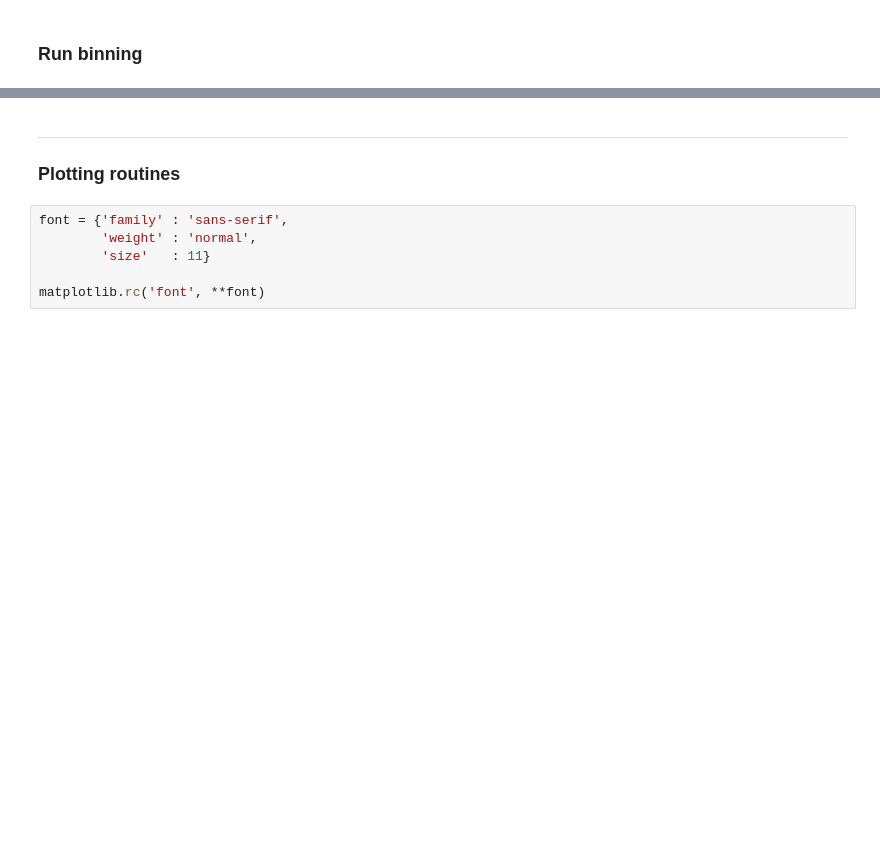
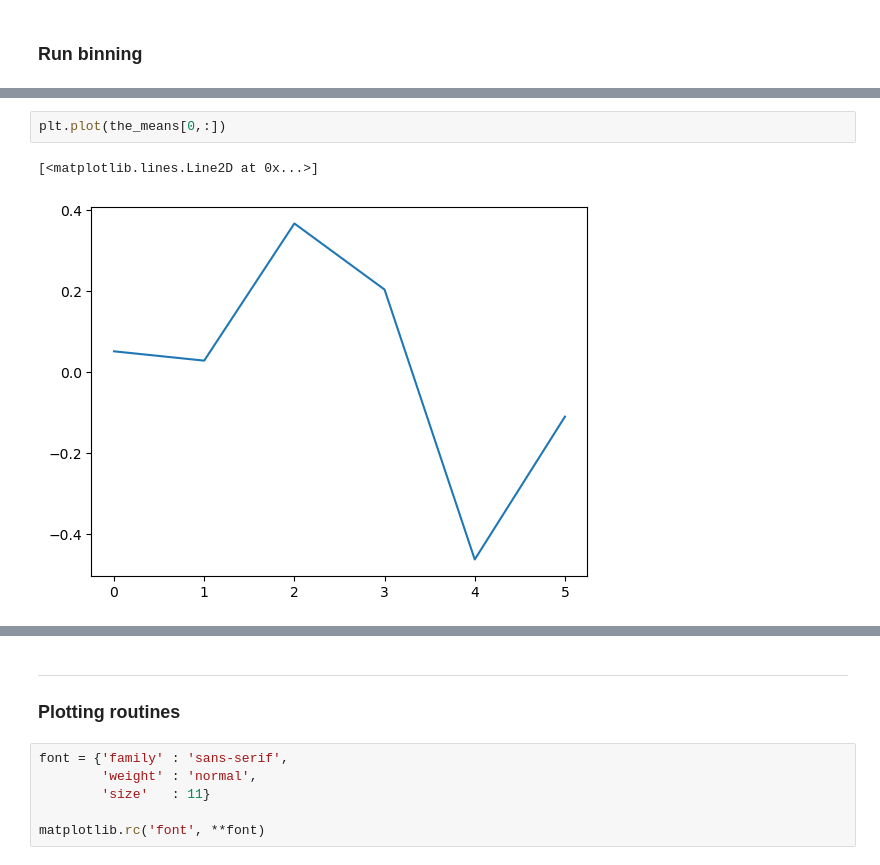
Before and after one commit to jhruppert/jhr-wrf-python, a Jupyter notebook: ddtq_boxplot.ipynb, the cells around one changed output, grey strips where cells are left out. Saved outputs shown, nothing was run; the diff lists cells and outputs as text; blank space fills up the shorter version.

```diff
--- a/ddtq_boxplot.ipynb
+++ b/ddtq_boxplot.ipynb
@@ -215,0 +268,5 @@ cwv_indexed_test0 = get_kstrat_cells(cwv_all[ktest], strat_all[ktest])
+# %%
+plt.plot(the_means[0,:])
+# %% [output]
+[<matplotlib.lines.Line2D at 0x...>]
+[figure, added]
```
Also changed, not shown: parts of 30 cells of this notebook, 4 other files.
